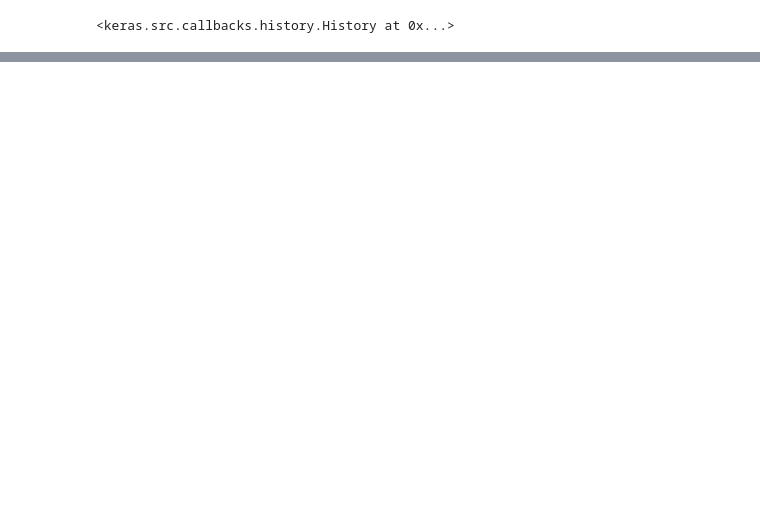
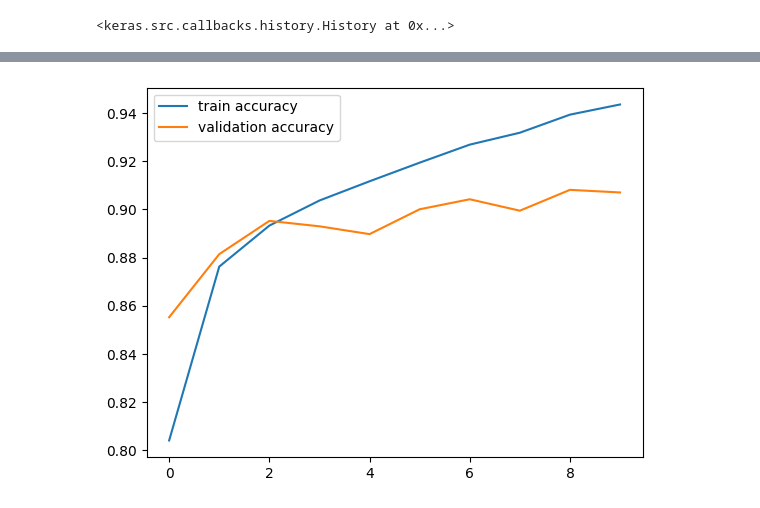
Before and after one commit to MamidiPravallikaReddy/DL_LAB, a Jupyter notebook: DL_week6.ipynb, the cells around one changed output, grey strips where cells are left out. Saved outputs shown, nothing was run; the diff lists cells and outputs as text; code cells hidden in the pictures; blank space fills up the shorter version.

```diff
--- a/DL_week6.ipynb
+++ b/DL_week6.ipynb
@@ -69,0 +75,10 @@ Epoch 10/10
+# %%
+(x_train, y_train), (x_test, y_test) = fashion_mnist.load_data()
+
+x_train = x_train / 255.0
+x_test = x_test / 255.0
+
+x_train = x_train.reshape(-1,28,28,1)
+x_test = x_test.reshape(-1,28,28,1)
+
+print(x_train.shape)
@@ -69,0 +95,30 @@ Epoch 10/10
+# %%
+model = models.Sequential([
+
+    layers.Conv2D(32,(3,3),activation='relu',input_shape=(28,28,1)),
+    layers.MaxPooling2D((2,2)),
+
+    layers.Conv2D(64,(3,3),activation='relu'),
+    layers.MaxPooling2D((2,2)),
+
+    layers.Conv2D(64,(3,3),activation='relu'),
+
+    layers.Flatten(),
+
+    layers.Dense(64,activation='relu'),
+    layers.Dense(10,activation='softmax')
+])
+# %%
+model.compile(
+    optimizer='adam',
+    loss='sparse_categorical_crossentropy',
+    metrics=['accuracy']
+)
+# %%
+history = model.fit(
+    x_train,
+    y_train,
+    epochs=10,
+    batch_size=32,
+    validation_split=0.2
+)
@@ -69,0 +152,7 @@ Epoch 10/10
+# %%
+plt.plot(history.history['accuracy'],label='train accuracy')
+plt.plot(history.history['val_accuracy'],label='validation accuracy')
+plt.legend()
+plt.show()
+# %% [output]
+[figure, added]
```
Also changed, not shown: parts of 8 cells of this notebook.
